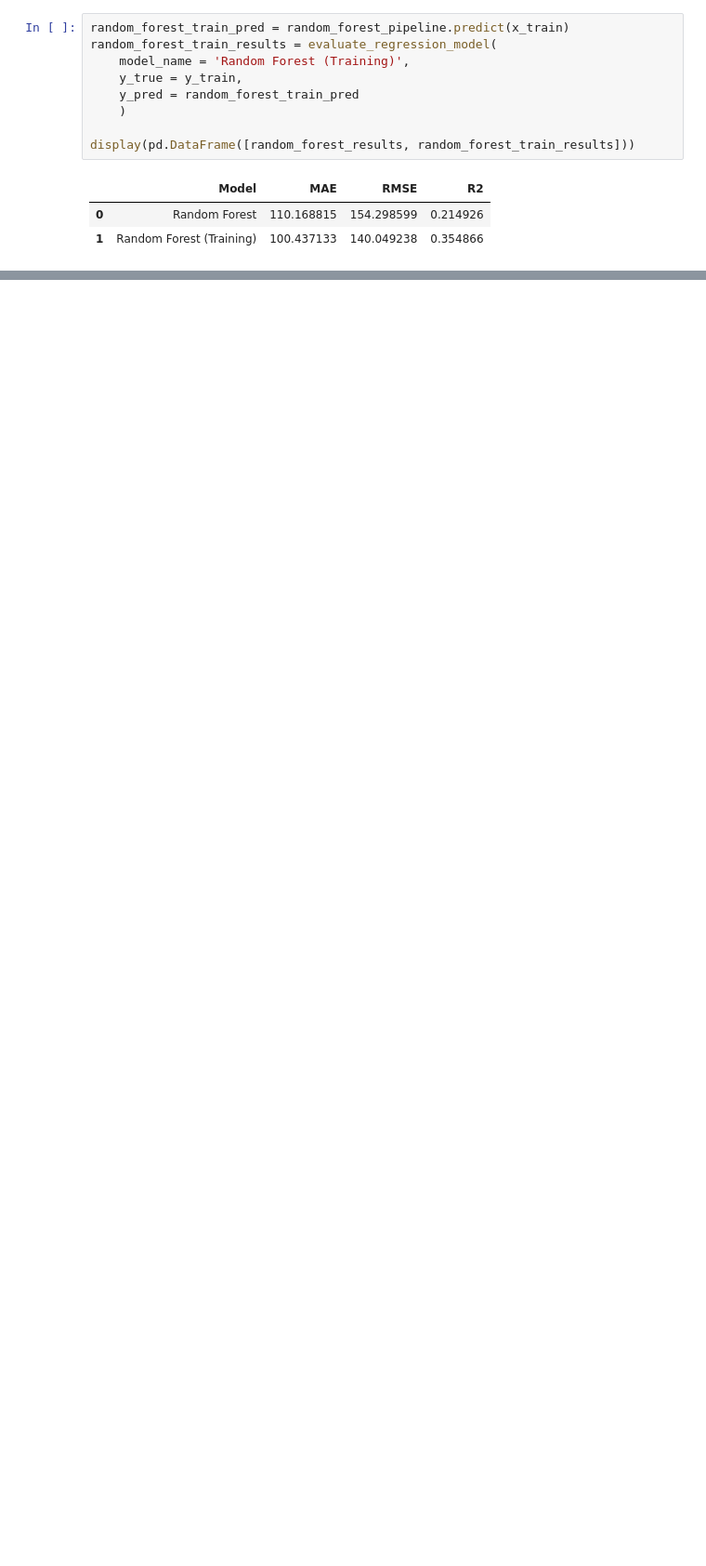
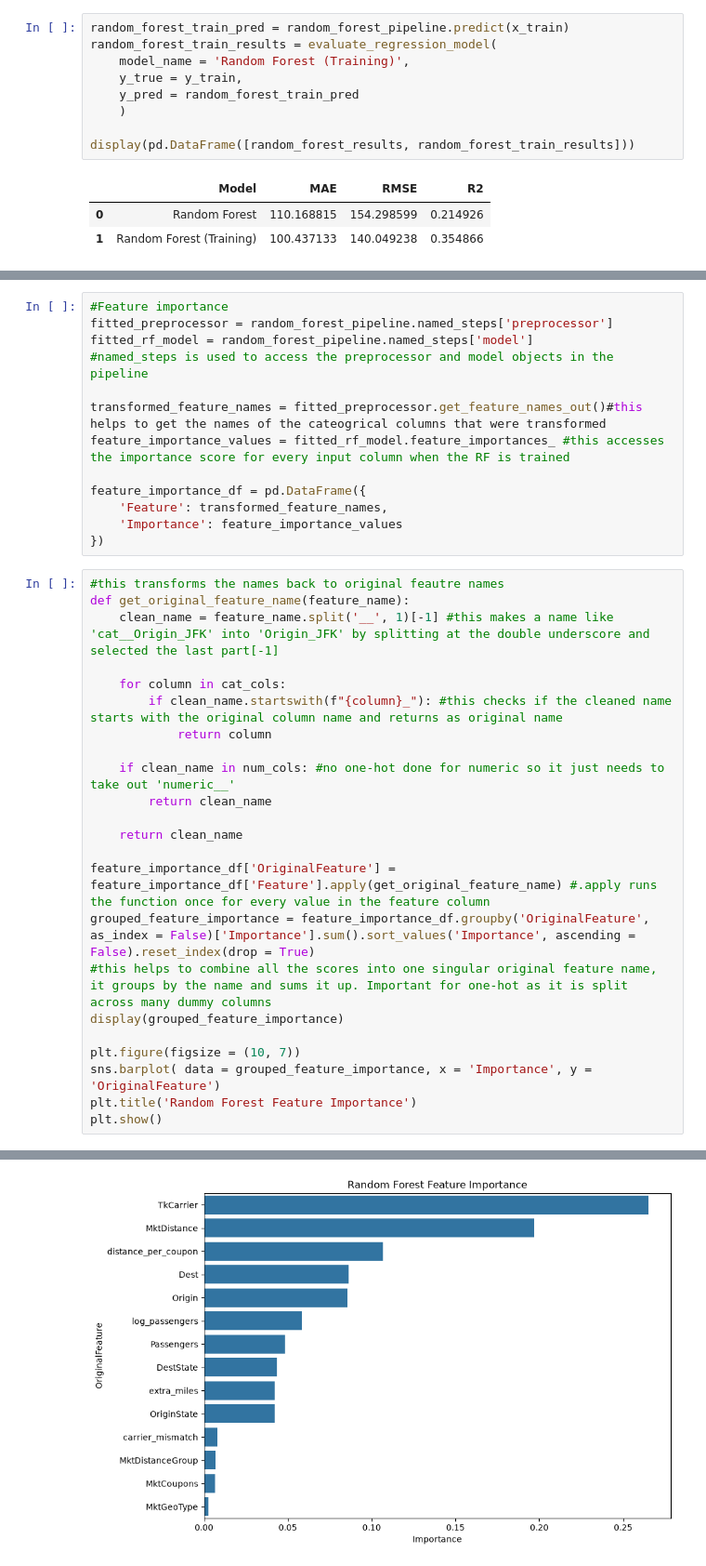
Before and after one commit to Anythingsaf22/Analyse-US-Domestic-flights, a Jupyter notebook: Notebooks/notebook4.ipynb, the cells around one changed output, grey strips where cells are left out. Shown at 93% size. Drawn from its saved outputs; the diff is of its cells as text; blank space fills up the shorter version.

```diff
--- a/Notebooks/notebook4.ipynb
+++ b/Notebooks/notebook4.ipynb
@@ -453,0 +573,37 @@ display(pd.DataFrame([random_forest_results, random_forest_train_results]))
+# %%
+#Feature importance
+fitted_preprocessor = random_forest_pipeline.named_steps['preprocessor']
+fitted_rf_model = random_forest_pipeline.named_steps['model']
+#named_steps is used to access the preprocessor and model objects in the pipeline
+
+transformed_feature_names = fitted_preprocessor.get_feature_names_out()#this helps to get the names of the cateogrical columns that were transformed
+feature_importance_values = fitted_rf_model.feature_importances_ #this accesses the importance score for every input column when the RF is trained
+
+feature_importance_df = pd.DataFrame({
+    'Feature': transformed_feature_names,
+    'Importance': feature_importance_values
+})
+# %%
+#this transforms the names back to original feautre names
+def get_original_feature_name(feature_name):
+    clean_name = feature_name.split('__', 1)[-1] #this makes a name like 'cat__Origin_JFK' into 'Origin_JFK' by splitting at the double underscore and selected the last part[-1]
+
+    for column in cat_cols:
+        if clean_name.startswith(f"{column}_"): #this checks if the cleaned name starts with the original column name and returns as original name
+            return column
+
+    if clean_name in num_cols: #no one-hot done for numeric so it just needs to take out 'numeric__'
+        return clean_name
+
+    return clean_name
+
+feature_importance_df['OriginalFeature'] = feature_importance_df['Feature'].apply(get_original_feature_name) #.apply runs the function once for every value in the feature column
+grouped_feature_importance = feature_importance_df.groupby('OriginalFeature', as_index = False)['Importance'].sum().sort_values('Importance', ascending = False).reset_index(drop = True)
+#this helps to combine all the scores into one singular original feature name, it groups by the name and sums it up. Important for one-hot as it is split across many dummy columns
+display(grouped_feature_importance)
+
+plt.figure(figsize = (10, 7))
+sns.barplot( data = grouped_feature_importance, x = 'Importance', y = 'OriginalFeature')
+plt.title('Random Forest Feature Importance')
+plt.show()
+# %% [output]
@@ -453,0 +625 @@ display(pd.DataFrame([random_forest_results, random_forest_train_results]))
+[figure, added]
```
Also changed, not shown: parts of 14 cells of this notebook.
